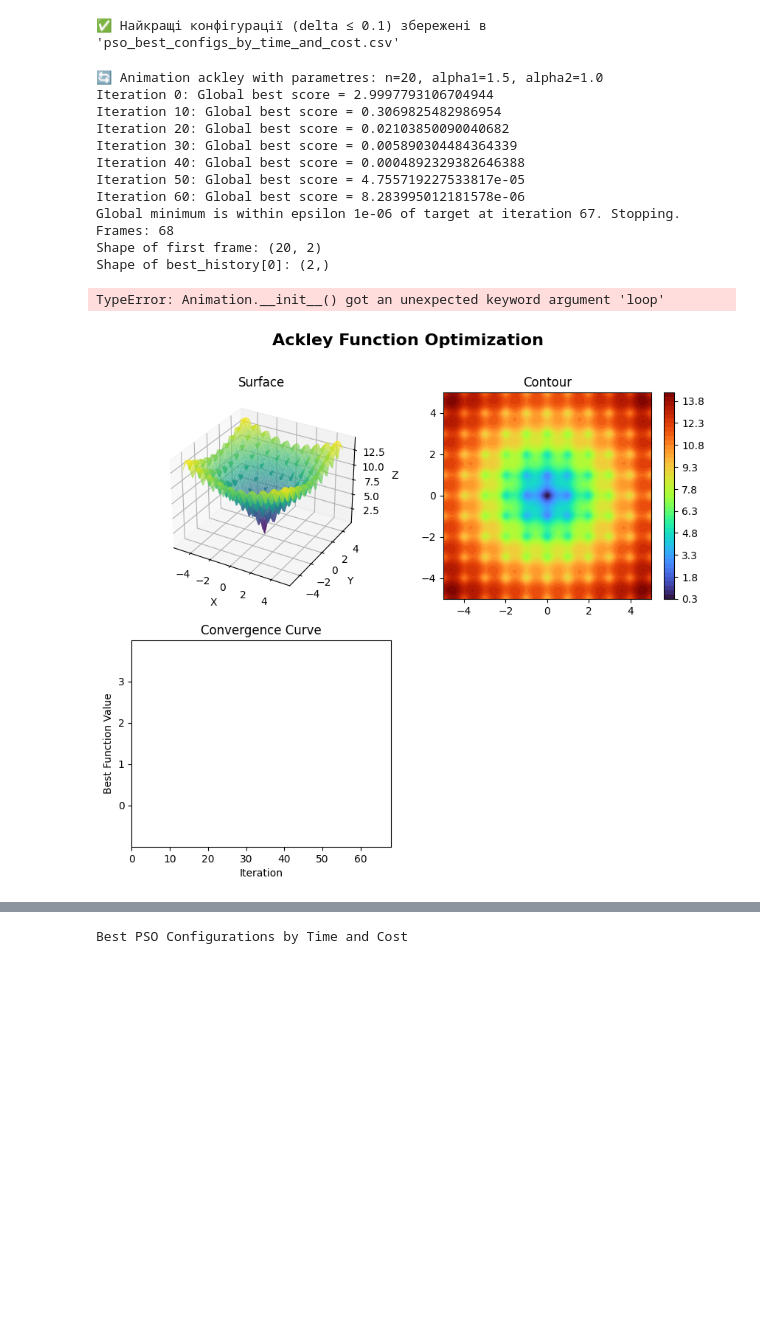
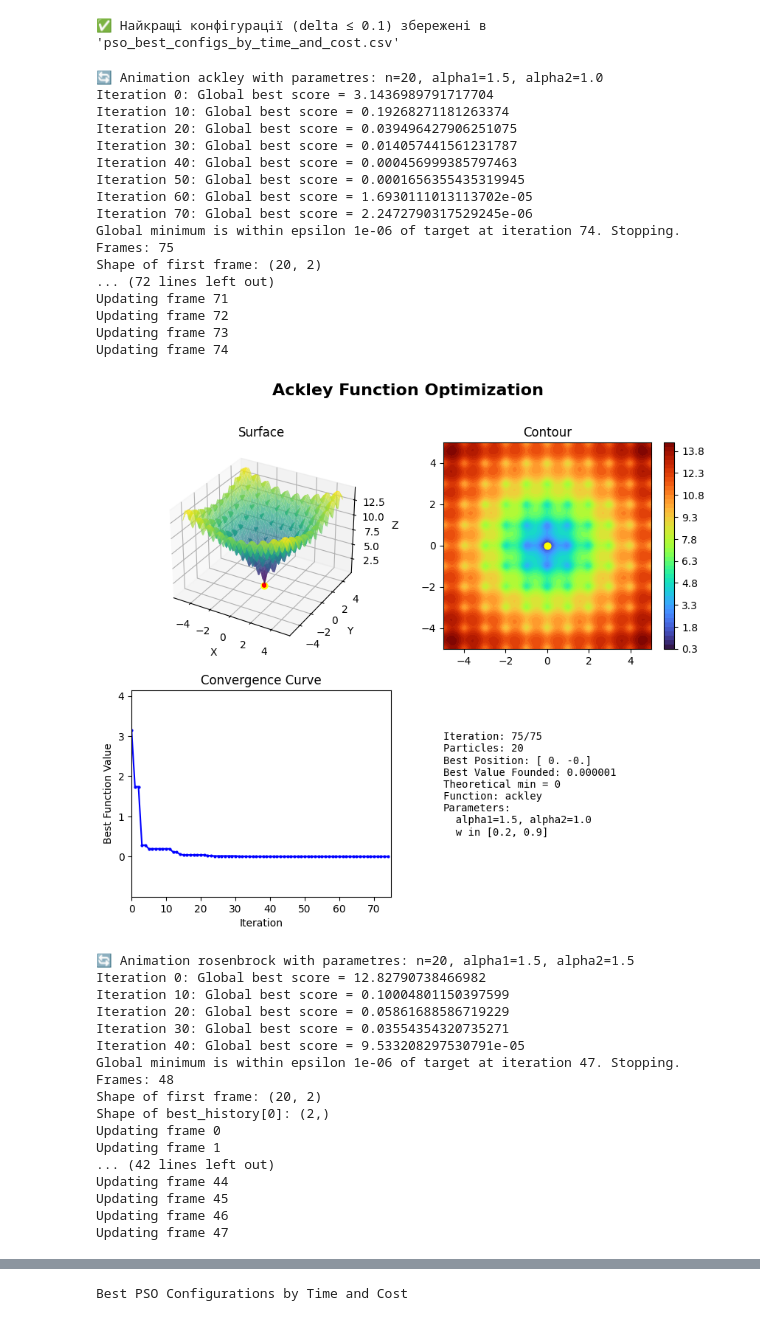
Before and after one commit to gre1wy/IntelligentComputing, a Jupyter notebook: lab2_ipso/pso_test.ipynb, the cells around one changed output, grey strips where cells are left out. Saved outputs shown, nothing was run; the diff lists cells and outputs as text; code cells hidden in the pictures; blank space fills up the shorter version.

```diff
--- a/lab2_ipso/pso_test.ipynb
+++ b/lab2_ipso/pso_test.ipynb
@@ -142,7 +142,7 @@ def create_combined_pso_animation(
     ani = animation.FuncAnimation(fig, update, frames=iterations, init_func=init, blit=False, repeat=False)
 
     if save_gif:
-        ani.save(f"gifs/{func.__name__.capitalize()}_visualization.gif", writer="pillow", fps=fps, loop=0)
+        ani.save(f"gifs/{func.__name__.capitalize()}_visualization.gif", writer="pillow", fps=fps)
     if show:
         plt.show()
     else:
@@ -379,43 +379,64 @@ for _, row in best_df.iterrows():
         w_max=0.9,
         w_min=0.2,
         enable_shaking=False,
         stagnation_iter=15,
         shake_probability=0.7,
         shake_amplitude=0.5,
         epsilon_stagnation=1e-6,
         target_global_min=theoretical_min,
         epsilon_target=1e-6
     )
 
     best_pos, best_score, history_best, all_positions = pso_solver.run()
 
 
     create_combined_pso_animation(
         func=func,
         bounds=bounds,
         best_history=history_best,
         all_positions=all_positions,
         num_particles=n,
         alpha1=alpha1,
         alpha2=alpha2,
         w_min=0.2,
         w_max=0.9,
         theoretical_min=theoretical_min,
         save_gif=True,
-        show=False
+        show=True
     )
 # %% [output]
 🔄 Animation ackley with parametres: n=20, alpha1=1.5, alpha2=1.0
-Iteration 0: Global best score = 2.9997793106704944
-Iteration 10: Global best score = 0.3069825482986954
-Iteration 20: Global best score = 0.02103850090040682
-Iteration 30: Global best score = 0.005890304484364339
-Iteration 40: Global best score = 0.0004892329382646388
-Iteration 50: Global best score = 4.755719227533817e-05
-Iteration 60: Global best score = 8.283995012181578e-06
-Global minimum is within epsilon 1e-06 of target at iteration 67. Stopping.
-Frames: 68
+Iteration 0: Global best score = 3.1436989791717704
+Iteration 10: Global best score = 0.19268271181263374
+Iteration 20: Global best score = 0.039496427906251075
+Iteration 30: Global best score = 0.014057441561231787
+Iteration 40: Global best score = 0.000456999385797463
+Iteration 50: Global best score = 0.0001656355435319945
+Iteration 60: Global best score = 1.6930111013113702e-05
+Iteration 70: Global best score = 2.2472790317529245e-06
+Global minimum is within epsilon 1e-06 of target at iteration 74. Stopping.
+Frames: 75
 Shape of first frame: (20, 2)
-Shape of best_history[0]: (2,)
+... (72 lines left out)
+Updating frame 71
+Updating frame 72
+Updating frame 73
+Updating frame 74
+[figure, new version]
-TypeError: Animation.__init__() got an unexpected keyword argument 'loop'
+🔄 Animation rosenbrock with parametres: n=20, alpha1=1.5, alpha2=1.5
+Iteration 0: Global best score = 12.82790738466982
+Iteration 10: Global best score = 0.10004801150397599
+Iteration 20: Global best score = 0.05861688586719229
+Iteration 30: Global best score = 0.03554354320735271
+Iteration 40: Global best score = 9.533208297530791e-05
+Global minimum is within epsilon 1e-06 of target at iteration 47. Stopping.
+Frames: 48
+Shape of first frame: (20, 2)
+Shape of best_history[0]: (2,)
+Updating frame 0
+Updating frame 1
+... (42 lines left out)
+Updating frame 44
+Updating frame 45
+Updating frame 46
+Updating frame 47
-[figure, old version]
```
Also changed, not shown: parts of 2 cells of this notebook, 1 other file.
